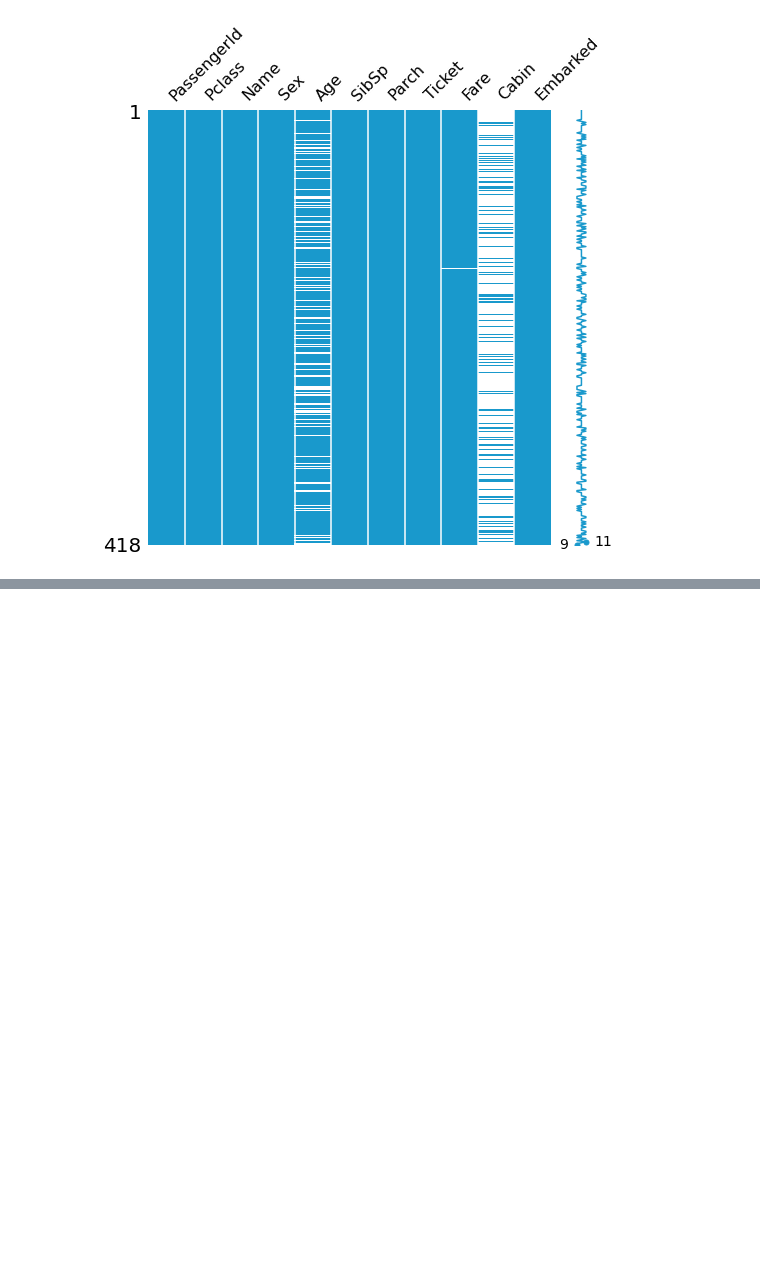
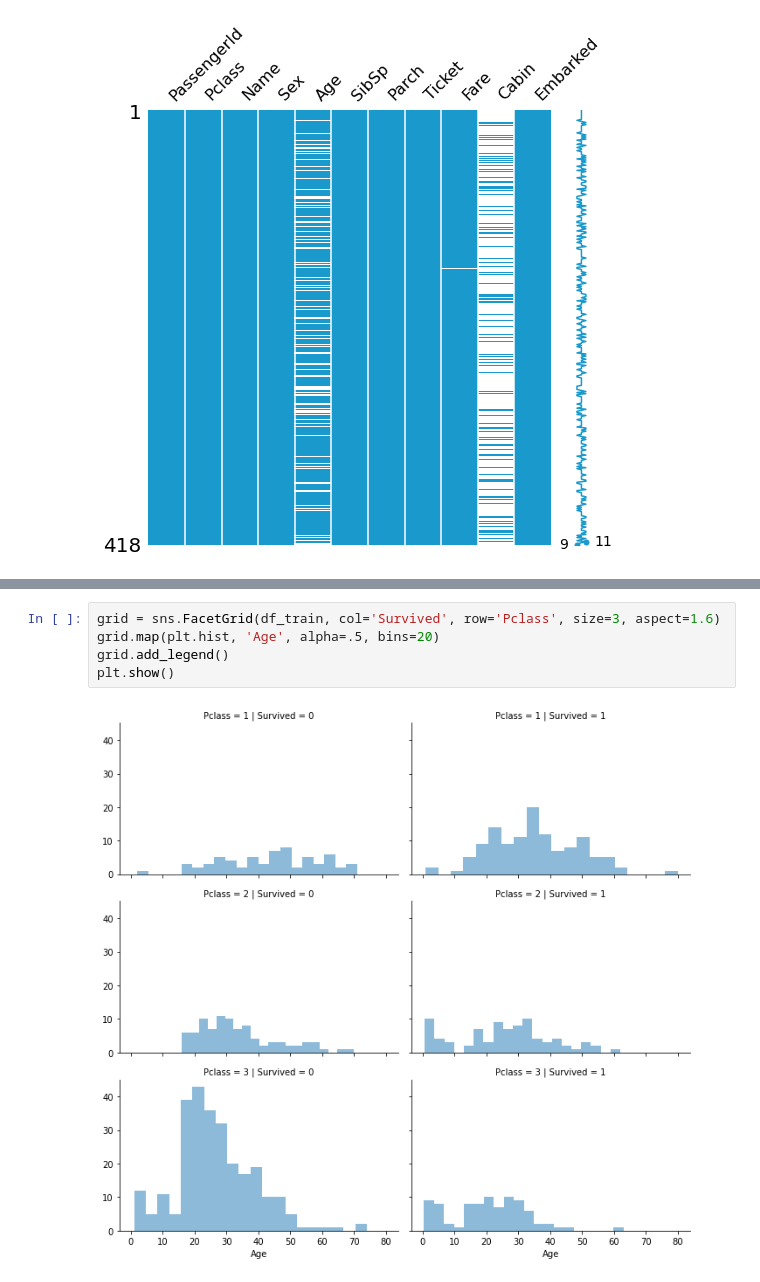
Before and after one commit to YuLim2/Kaggle, a Jupyter notebook: titanic/titanic-my-second-data-analysis.ipynb, the cells around one changed output, grey strips where cells are left out. Drawn from its saved outputs; the diff is of its cells as text; blank space fills up the shorter version.

```diff
--- a/titanic/titanic-my-second-data-analysis.ipynb
+++ b/titanic/titanic-my-second-data-analysis.ipynb
@@ -81,0 +165,7 @@ msno.matrix(df=df_test.iloc[:, :], figsize=(8, 8), color=(0.1, 0.6, 0.8))
+# %%
+grid = sns.FacetGrid(df_train, col='Survived', row='Pclass', size=3, aspect=1.6)
+grid.map(plt.hist, 'Age', alpha=.5, bins=20)
+grid.add_legend()
+plt.show()
+# %% [output]
+[figure, added]
```
Also changed, not shown: parts of 50 cells of this notebook.
